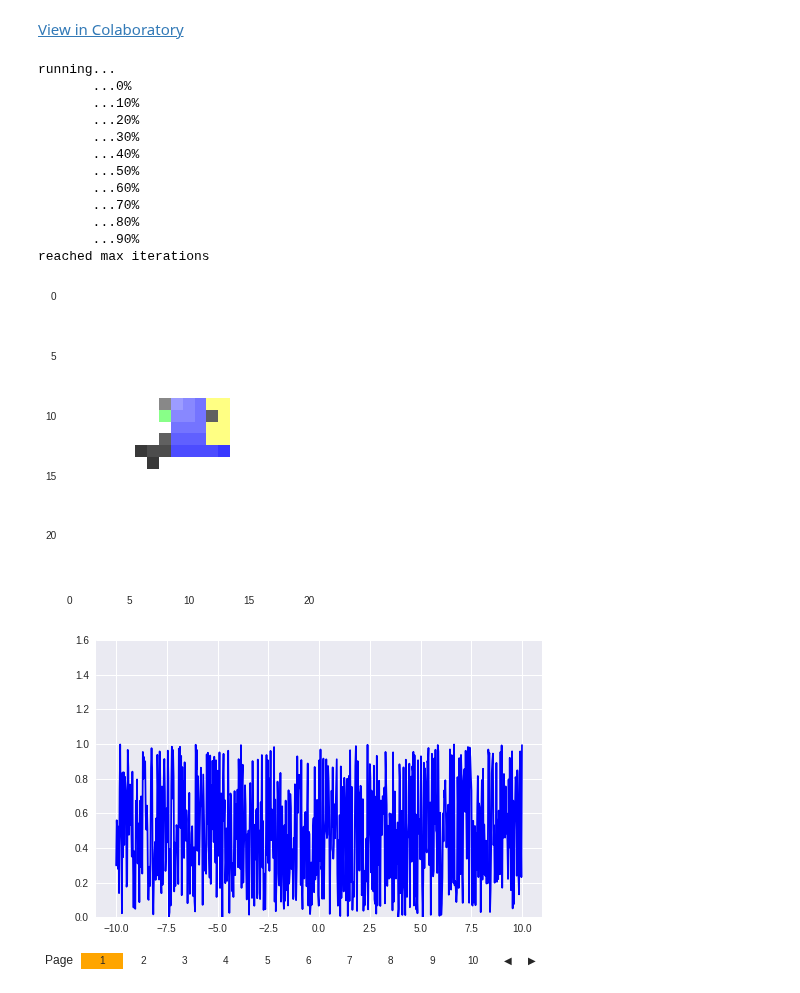
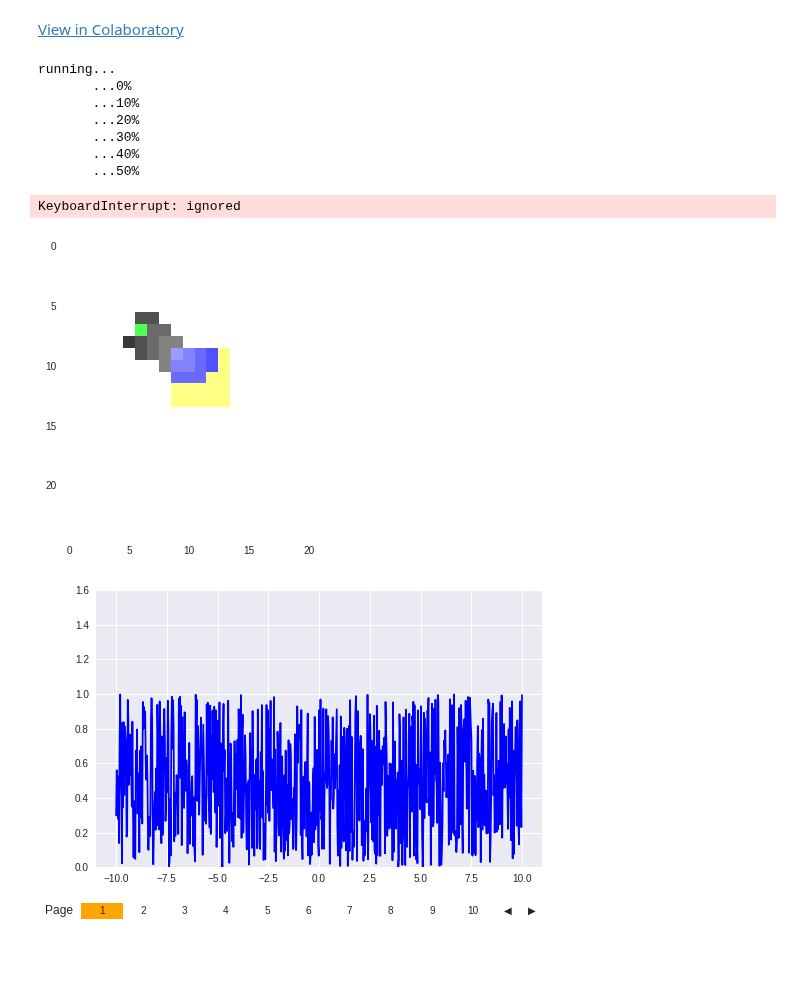
Before and after one commit to jpskycak/research_notebooks, a Jupyter notebook: modeling_programmable_self_assembly_with_cellular_automata.ipynb, the cells around one changed output. Cells and saved outputs as stored; diff of their text form; code cells hidden in the pictures; blank space fills up the shorter version.

```diff
--- a/modeling_programmable_self_assembly_with_cellular_automata.ipynb
+++ b/modeling_programmable_self_assembly_with_cellular_automata.ipynb
@@ -307,7 +348,7 @@ class Agents:
         print 'reached max iterations'
 # %%
 a = Agents(L=5)
-a.run(max_iter=100,log_every=1)
+a.run(max_iter=200,log_every=1)
 # %% [output]
 running...
        ...0%
@@ -316,15 +357,11 @@ running...
        ...30%
        ...40%
        ...50%
-       ...60%
-       ...70%
-       ...80%
-       ...90%
-reached max iterations
+KeyboardInterrupt: ignored
 # %%
-a.plot(-150)
+a.plot(120)
 # %% [output]
-[figure, old version]
+[figure, new version]
 # %%
 # https://colab.research.google.com/notebooks/charts.ipynb#scrollTo=nv8P3UYm6SiQ
 # %%
```
Also changed, not shown: parts of 1 cell of this notebook.
